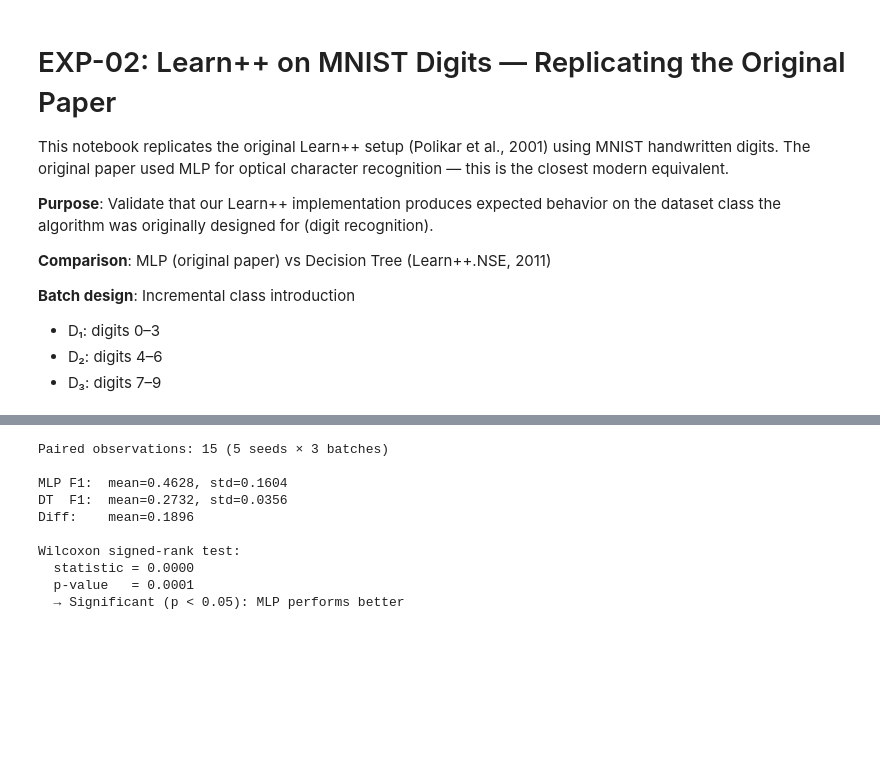
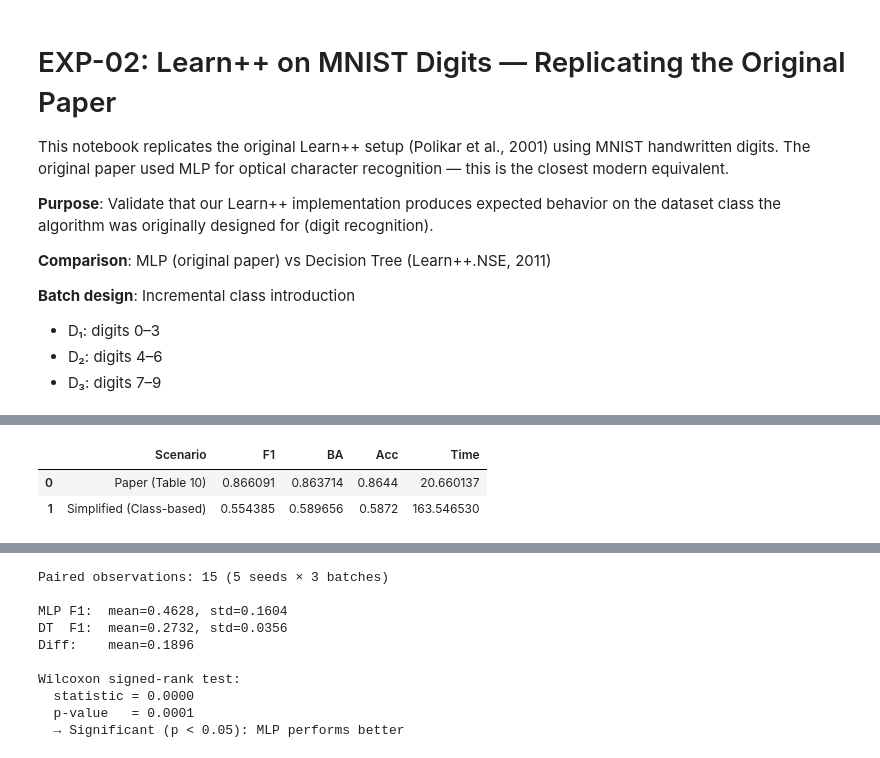
Before and after one commit to magda1231/ML_project, a Jupyter notebook: notebooks/02_learnpp_mnist_digits.ipynb, the cells around one changed output, grey strips where cells are left out. Saved outputs shown, nothing was run; the diff lists cells and outputs as text; code cells hidden in the pictures; blank space fills up the shorter version.

```diff
--- a/notebooks/02_learnpp_mnist_digits.ipynb
+++ b/notebooks/02_learnpp_mnist_digits.ipynb
@@ -325,0 +461,82 @@ def run_multi_seed(learner_factory, learner_name, batches, X_test, y_test, T_k=1
+# %%
+import time
+import pandas as pd
+import numpy as np
+from sklearn.metrics import f1_score, balanced_accuracy_score, accuracy_score
+
+# --- HELPER FUNCTION ---
+def construct_batches_from_dist(X, y, distribution):
+    batches_X = [[] for _ in range(4)]
+    batches_y = [[] for _ in range(4)]
+
+    for cls, counts in distribution.items():
+        indices = np.where(y == cls)[0]
+        for batch_idx, count in enumerate(counts):
+            if count > 0 and len(indices) > 0:
+                sampled_idx = np.random.choice(indices, size=min(count, len(indices)), replace=False)
+                batches_X[batch_idx].extend(X[sampled_idx])
+                batches_y[batch_idx].extend(y[sampled_idx])
+
+    final_batches = []
+    for i in range(4):
+        if len(batches_X[i]) > 0:
+            X_b = np.array(batches_X[i])
+            y_b = np.array(batches_y[i])
+            perm = np.random.permutation(len(X_b))
+            final_batches.append((X_b[perm], y_b[perm]))
+    return final_batches
+
+# --- UPDATED EXPERIMENT RUNNER (Now accepts data as arguments) ---
+def run_learnpp_experiment(X_train, y_train, X_test, y_test, batches):
+    start = time.time()
+    # Zakładam, że LearnPP i make_paper_learner są już zaimportowane w Twoim notatniku
+    learner = LearnPP(base_learner_factory=make_paper_learner, T_k=10)
+    for X_batch, y_batch in batches:
+        learner.partial_fit(X_batch, y_batch)
+    end = time.time()
+
+    y_pred = learner.predict(X_test)
+    return {
+        "F1": f1_score(y_test, y_pred, average='weighted'),
+        "BA": balanced_accuracy_score(y_test, y_pred),
+        "Acc": accuracy_score(y_test, y_pred),
+        "Time": end - start
+    }
+
+# --- DEFINICJA DYSTRYBUCJI ---
+ocr_distribution = {
+    0: [100,  50,  50,  25], 1: [  0, 150,  50,   0],
+    2: [100,  50,  50,  25], 3: [  0, 150,  50,  25],
+    4: [100,  50,  50,   0], 5: [  0, 150,  50,  25],
+    6: [100,  50,   0, 100], 7: [  0,   0, 150,  50],
+    8: [100,   0,   0, 150], 9: [  0,  50, 100,  50]
+}
+batch_classes = [[0, 2, 4, 6], [1, 3, 5], [7, 8, 9]]
+
+# --- URUCHOMIENIE (Upewnij się, że masz zdefiniowane X_train, y_train, X_test, y_test) ---
+# Przygotowanie batchy
+X_train, y_train = X_mnist[:60000], y_mnist[:60000]
+X_test, y_test = X_mnist[60000:], y_mnist[60000:]
+batches_table_10 = construct_batches_from_dist(X_train, y_train, ocr_distribution)
+
+batches_simple = []
+for classes in batch_classes:
+    mask = np.isin(y_train, classes)
+    batches_simple.append((X_train[mask], y_train[mask]))
+
+# Uruchomienie eksperymentów z przekazaniem danych do funkcji
+print("Running Paper Distribution (Table 10)...")
+res_table_10 = run_learnpp_experiment(X_train, y_train, X_test, y_test, batches_table_10)
+
+print("Running Simplified Class Distribution...")
+res_simple = run_learnpp_experiment(X_train, y_train, X_test, y_test, batches_simple)
+
+# --- DISPLAY COMPARISON ---
+comparison_data = [
+    {"Scenario": "Paper (Table 10)", **res_table_10},
+    {"Scenario": "Simplified (Class-based)", **res_simple}
+]
+
+df_comp = pd.DataFrame(comparison_data)
+display(df_comp)
+# %% [output]
@@ -325,0 +545,3 @@ def run_multi_seed(learner_factory, learner_name, batches, X_test, y_test, T_k=1
+|  | Scenario | F1 | BA | Acc | Time |
+| 0 | Paper (Table 10) | 0.866091 | 0.863714 | 0.8644 | 20.660137 |
+| 1 | Simplified (Class-based) | 0.554385 | 0.589656 | 0.5872 | 163.546530 |
```
Also changed, not shown: parts of 26 cells of this notebook.
